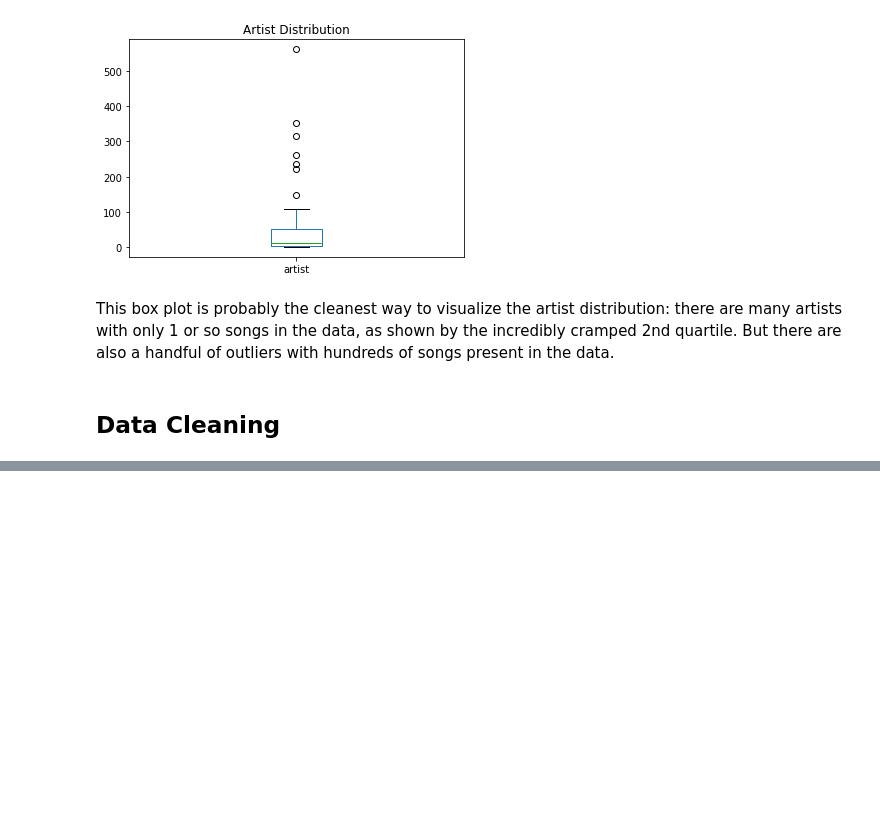
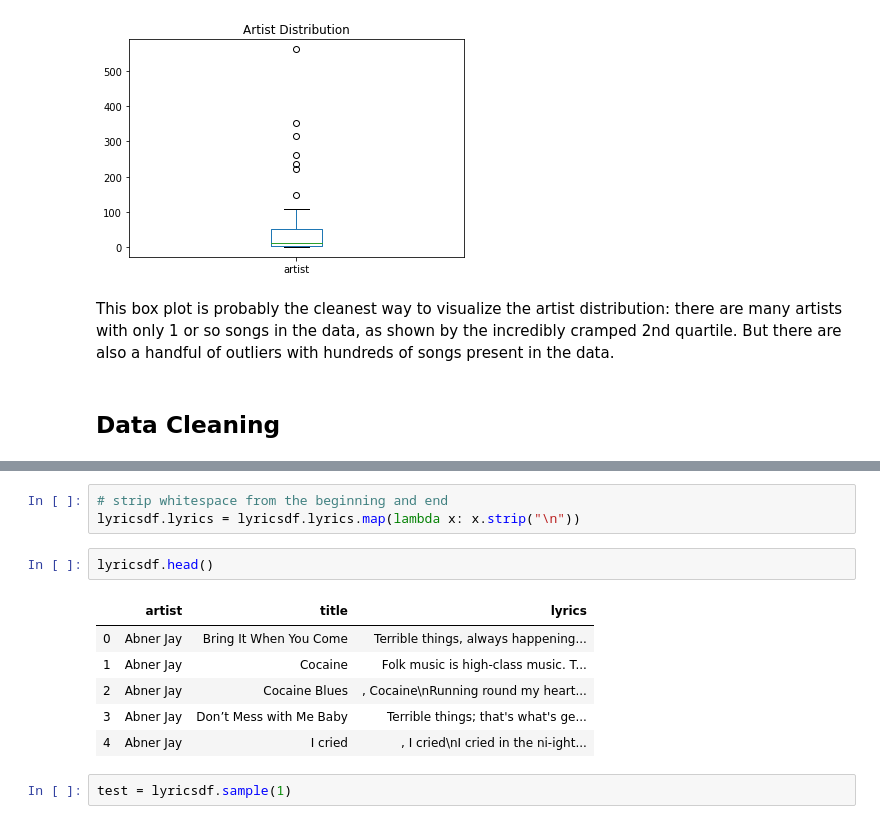
Before and after one commit to Data-Science-for-Linguists-2022/Outsider-Music-Linguistic-Analysis, a Jupyter notebook: scripts_&_analysis/3_data_cleaning_and_exploration.ipynb, the cells around one changed output, grey strips where cells are left out. Saved outputs shown, nothing was run; the diff lists cells and outputs as text; blank space fills up the shorter version.

```diff
--- a/scripts_&_analysis/3_data_cleaning_and_exploration.ipynb
+++ b/scripts_&_analysis/3_data_cleaning_and_exploration.ipynb
@@ -112,0 +157,14 @@ As I move forward with data cleaning, I will need to first take care of the "*So
+# %%
+# strip whitespace from the beginning and end
+lyricsdf.lyrics = lyricsdf.lyrics.map(lambda x: x.strip("\n"))
+# %%
+lyricsdf.head()
+# %% [output]
+|  | artist | title | lyrics |
+| 0 | Abner Jay | Bring It When You Come | Terrible things, always happening... |
+| 1 | Abner Jay | Cocaine | Folk music is high-class music. T... |
+| 2 | Abner Jay | Cocaine Blues | , Cocaine\nRunning round my heart... |
+| 3 | Abner Jay | Don’t Mess with Me Baby | Terrible things; that's what's ge... |
+| 4 | Abner Jay | I cried | , I cried\nI cried in the ni-ight... |
+# %%
+test = lyricsdf.sample(1)
```
Also changed, not shown: parts of 18 cells of this notebook.
